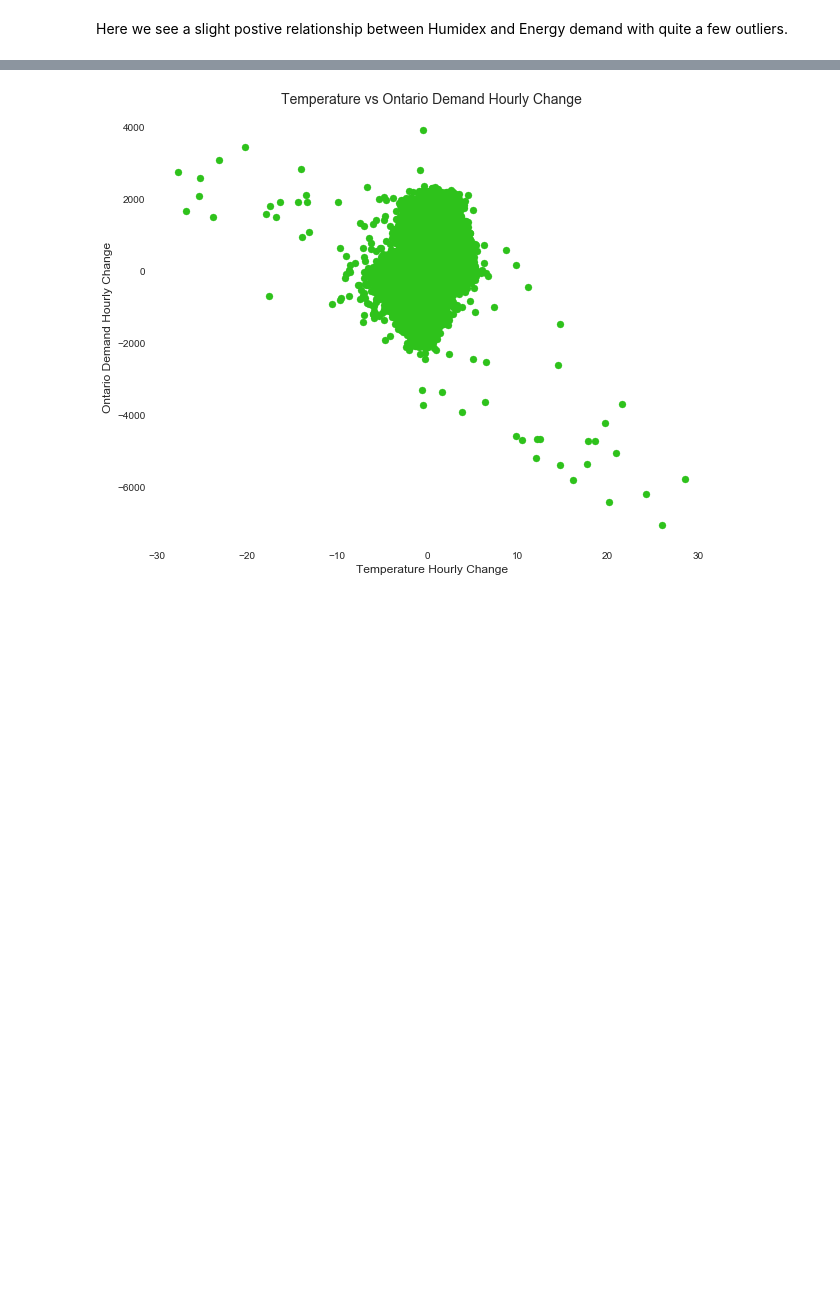
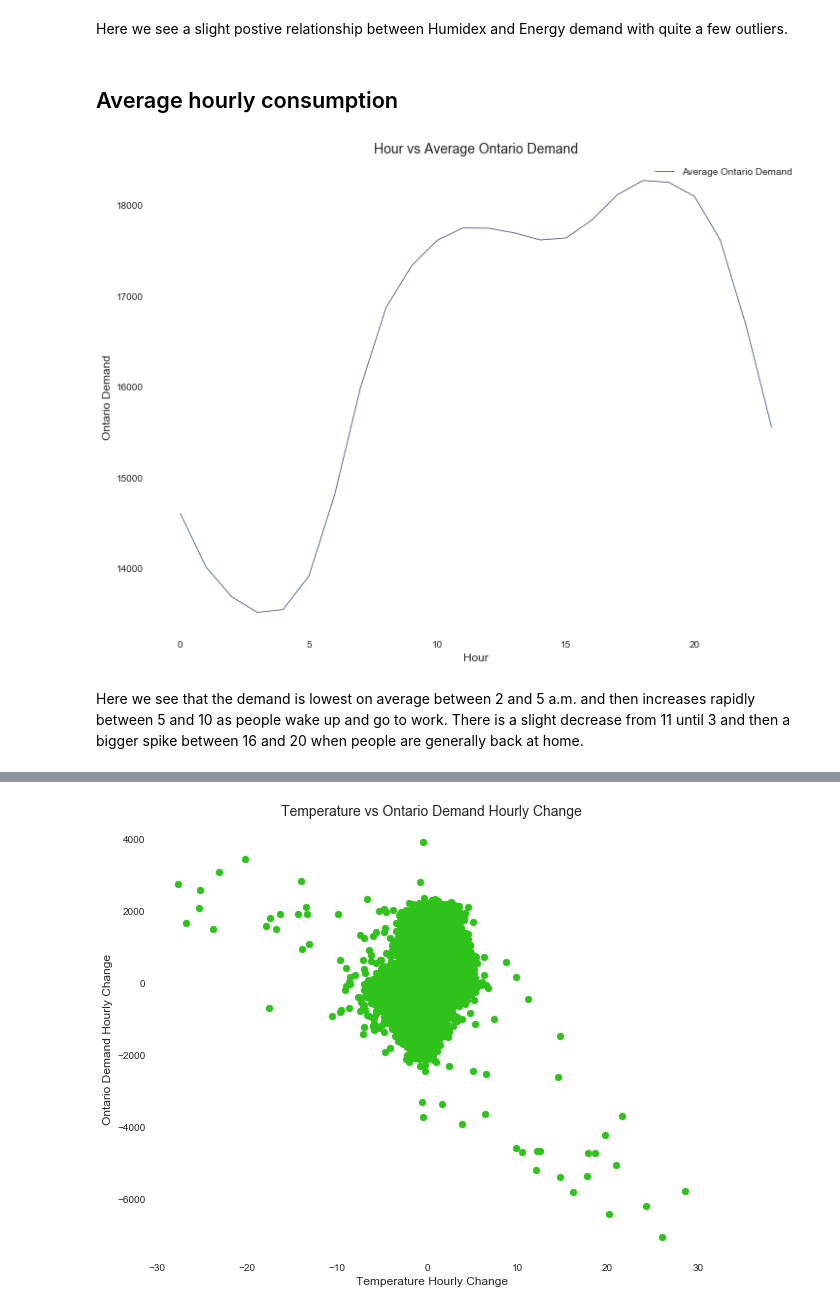
Before and after one commit to james-parks/Project2, a Jupyter notebook: CanadaEnergyUse.ipynb, the cells around one changed output, grey strips where cells are left out. Cells and saved outputs as stored; diff of their text form; code cells hidden in the pictures; blank space fills up the shorter version.

```diff
--- a/CanadaEnergyUse.ipynb
+++ b/CanadaEnergyUse.ipynb
@@ -235,3 +284,28 @@ plt.show()
 [figure]
 # %% [markdown]
 Here we see a slight postive relationship between Humidex and Energy demand with quite a few outliers.
+# %%
+def line_plot(df,ind,dep):
+    fig,ax = plt.subplots(figsize=(12,9))
+    ax.spines["top"].set_visible(False)
+    ax.spines["right"].set_visible(False)
+    ax.set_facecolor('white')
+    ax.get_xaxis().tick_bottom()
+    ax.get_yaxis().tick_left()
+    plt.plot(df[ind], df[dep], color="#3F4D7D", linewidth=0.8,label="Average " + dep)
+    plt.xlabel(ind, fontsize=12)
+    plt.ylabel(dep, fontsize=12)
+    plt.title(ind + " vs Average " + dep, fontsize=14)
+    plt.legend()
+    plt.show()
+# %% [markdown]
+## Average hourly consumption
+# %%
+# Let's look at average hourly consumption.
+hourly_avg=weather_merge.groupby(["Time"]).mean().reset_index()
+hourly_avg["Hour"]=pd.to_datetime(hourly_avg["Time"], format='%H:%M').dt.hour
+line_plot(hourly_avg,"Hour","Ontario Demand")
+# %% [output]
+[figure, added]
+# %% [markdown]
+Here we see that the demand is lowest on average between 2 and 5 a.m. and then increases rapidly between 5 and 10 as people wake up and go to work. There is a slight decrease from 11 until 3 and then a bigger spike between 16 and 20 when people are generally back at home.
```
Also changed, not shown: parts of 42 cells of this notebook.
